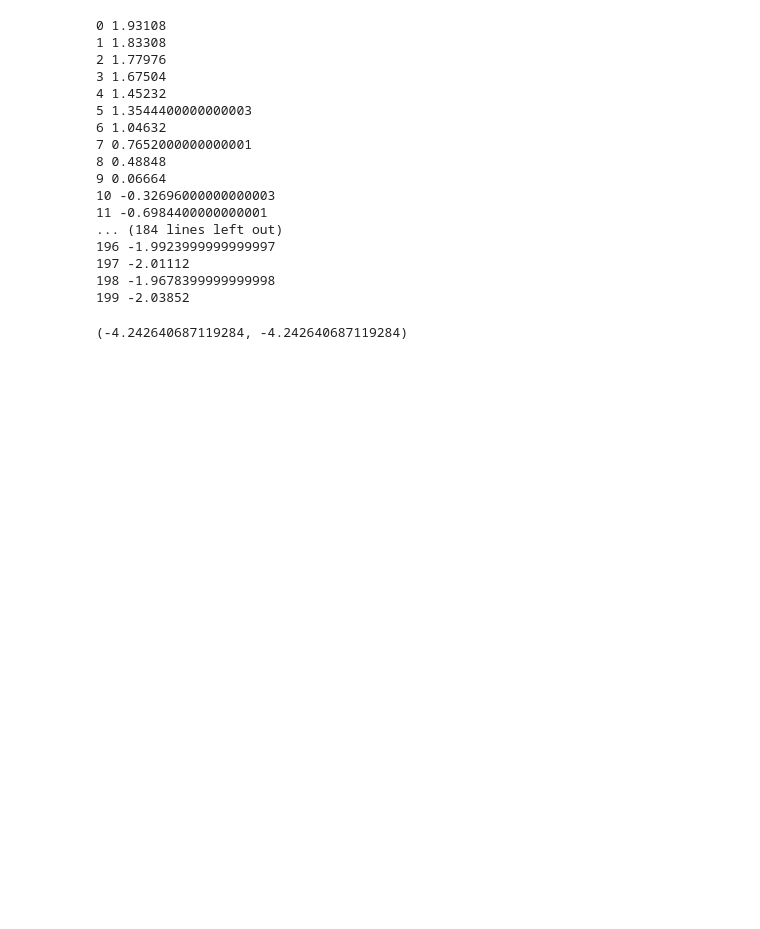
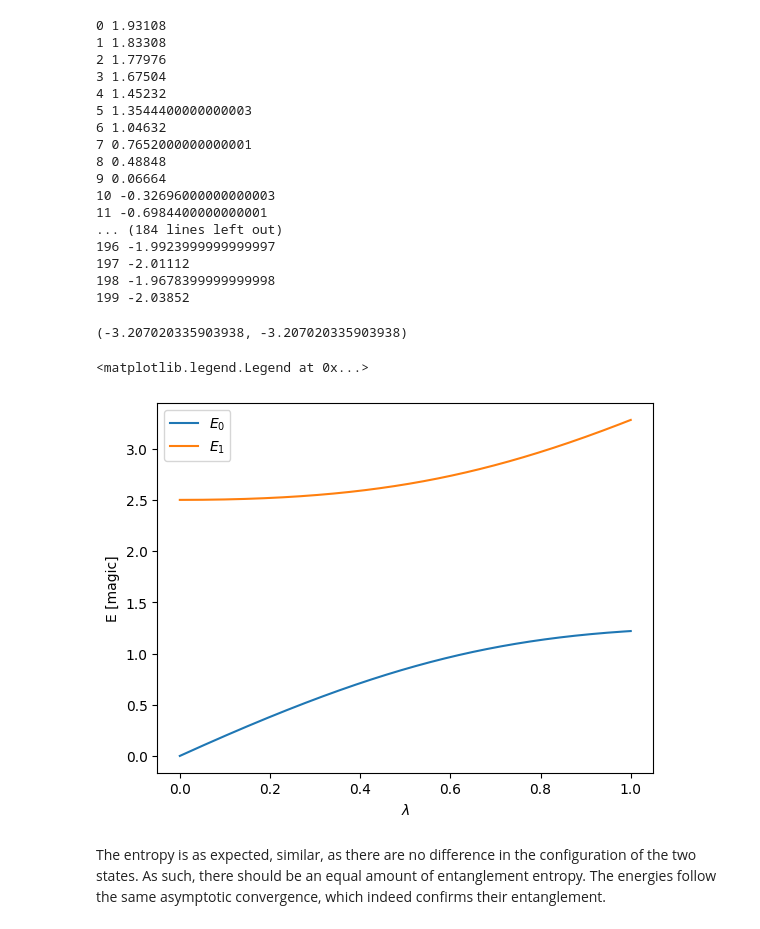
Before and after one commit to hkve/Lipkin-Model-FYS5419, a Jupyter notebook: Project1.ipynb, the cells around one changed output. Cells and saved outputs as stored; diff of their text form; code cells hidden in the pictures; blank space fills up the shorter version.

Commit message:
Lagt til plot på del 1d og litt forklaring

```diff
--- a/Project1.ipynb
+++ b/Project1.ipynb
@@ -356,7 +356,7 @@ s_01 = np.array([0,0,1,0])
 s_11 = np.array([0,0,0,1])
 #Kan eventuelt bruke np.kron( [1,0], [0,1])
 
-eps_list = [2,2,2,2]
+eps_list = [0,2.5,6.5,7]
 H0 = np.eye(4)
 H0[0,0] = eps_list[0];H0[1,1] = eps_list[1];H0[2,2] = eps_list[2];H0[3,3] = eps_list[3]
 
@@ -383,4 +383,29 @@ S_a = - np.trace(rho_a)*np.log2(np.trace(rho_a))
 S_b = - np.trace(rho_b)*np.log2(np.trace(rho_b))
 S_a, S_b
 # %% [output]
-(-4.242640687119284, -4.242640687119284)
+(-3.207020335903938, -3.207020335903938)
+# %%
+n = 1000
+lambdas = np.linspace(0,1,n)
+Es = np.zeros((n,4))
+C1s, C2s  = np.zeros_like(Es), np.zeros_like(Es)
+
+for i, lmd_ in enumerate(lambdas):
+    H_ = H0 + lmd_*H1
+    eig_val, eig_vec = np.linalg.eigh(H_)
+    #print(eig_val)
+    #print(eig_vec.shape)
+    Es[i,:] = eig_val
+    #C1s[i,:] = eig_vec[:,0]
+    #C2s[i,:] = eig_vec[:,1]
+
+fig, ax = plt.subplots()
+ax.plot(lambdas, Es[:,0], label=r"$E_0$")
+ax.plot(lambdas, Es[:,1], label=r"$E_1$")
+ax.set(xlabel=r"$\lambda$", ylabel="E [magic]")
+ax.legend() # Kan legge til fancy-pancy color bar for a vise "change of character" opplegget?
+# %% [output]
+<matplotlib.legend.Legend at 0x...>
+[figure, added]
+# %% [markdown]
+The entropy is as expected, similar, as there are no difference in the configuration of the two states. As such, there should be an equal amount of entanglement entropy. The energies follow the same asymptotic convergence, which indeed confirms their entanglement.
```
